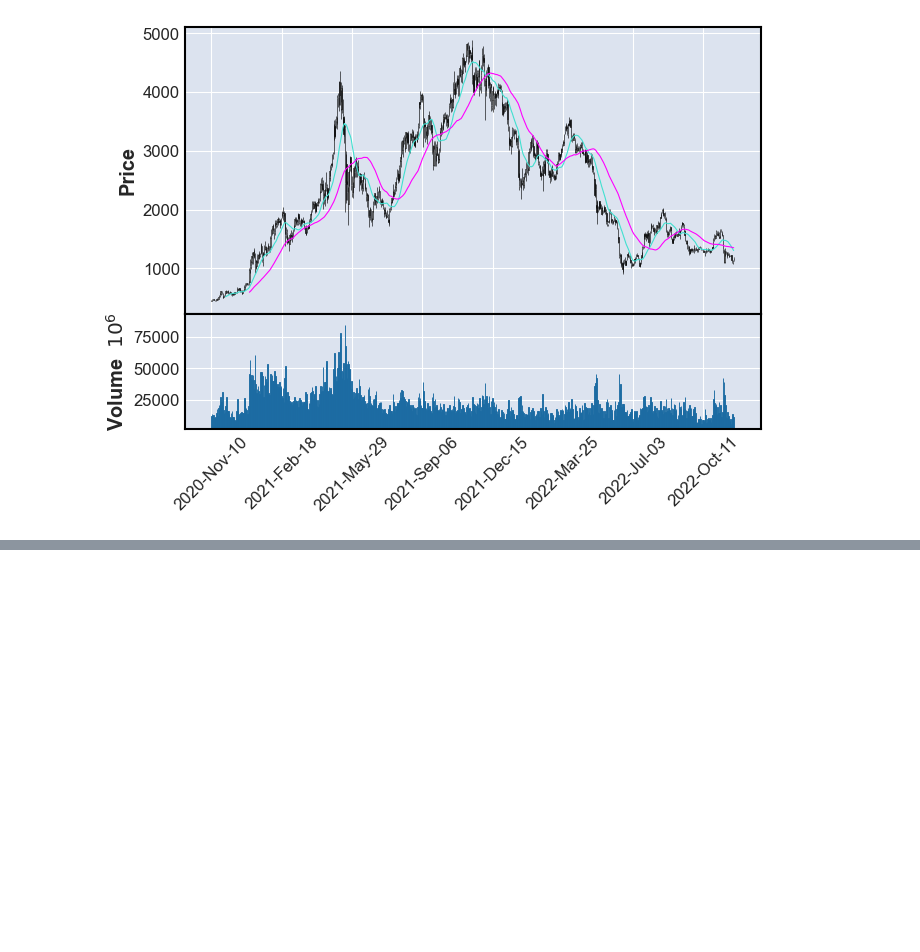
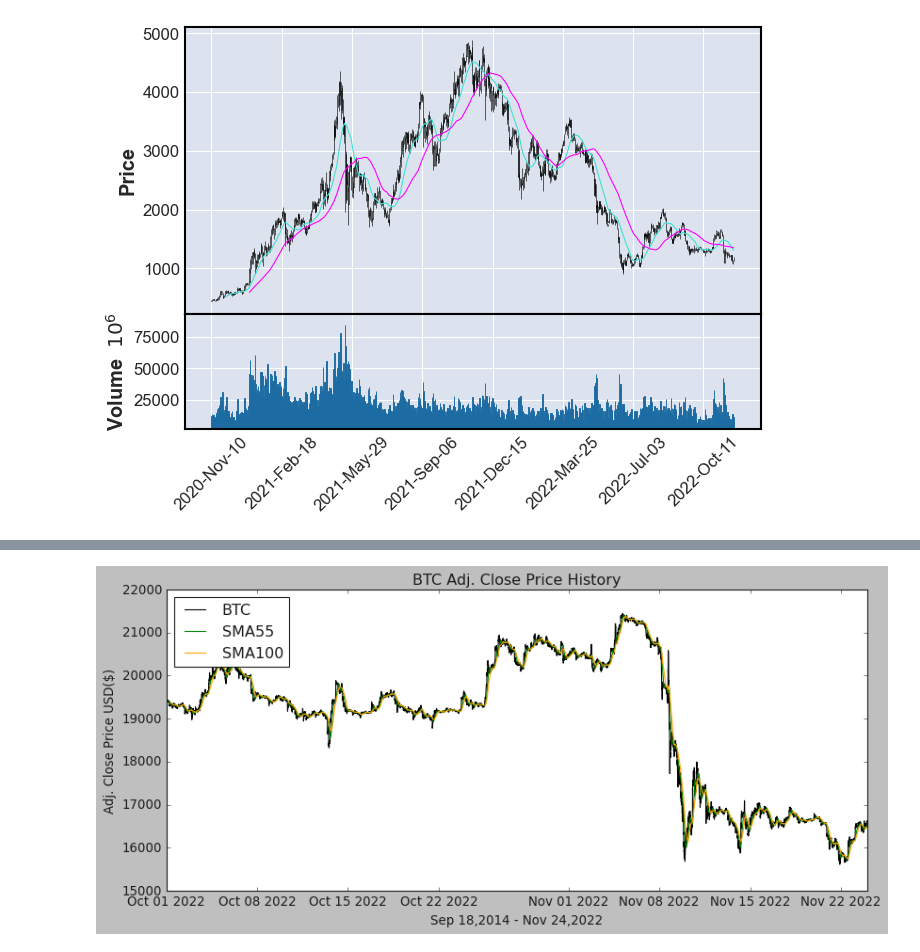
Before and after one commit to litosmunoz/Introduction-to-Quantitative-Trading, a Jupyter notebook: pruebas/btc_.ipynb, the cells around one changed output, grey strips where cells are left out. Saved outputs shown, nothing was run; the diff lists cells and outputs as text; code cells hidden in the pictures; blank space fills up the shorter version.

```diff
--- a/pruebas/btc_.ipynb
+++ b/pruebas/btc_.ipynb
@@ -178,0 +202,4 @@ mpf.plot(eth, type = 'candle', mav=(21,55), volume = True)
+# %%
+sma55 = pd.DataFrame()
+sma55['Adj Close'] = btc['Adj Close'].rolling(window=55).mean()
+sma55
@@ -178,0 +221,4 @@ mpf.plot(eth, type = 'candle', mav=(21,55), volume = True)
+# %%
+sma100 = pd.DataFrame()
+sma100['Adj Close'] = btc['Adj Close'].rolling(window=100).mean()
+sma100
@@ -178,0 +240,12 @@ mpf.plot(eth, type = 'candle', mav=(21,55), volume = True)
+# %%
+plt.figure(figsize=(12,5))
+plt.plot(btc['Adj Close'], label='BTC', color = "black")
+plt.plot(sma55['Adj Close'], label='SMA55', color = "green")
+plt.plot(sma100['Adj Close'], label='SMA100', color = "orange")
+plt.title("BTC Adj. Close Price History")
+plt.xlabel("Sep 18,2014 - Nov 24,2022")
+plt.ylabel('Adj. Close Price USD($)')
+plt.legend(loc='upper left')
+plt.show()
+# %% [output]
+[figure, added]
```
Also changed, not shown: parts of 9 cells of this notebook, 2 other files.
